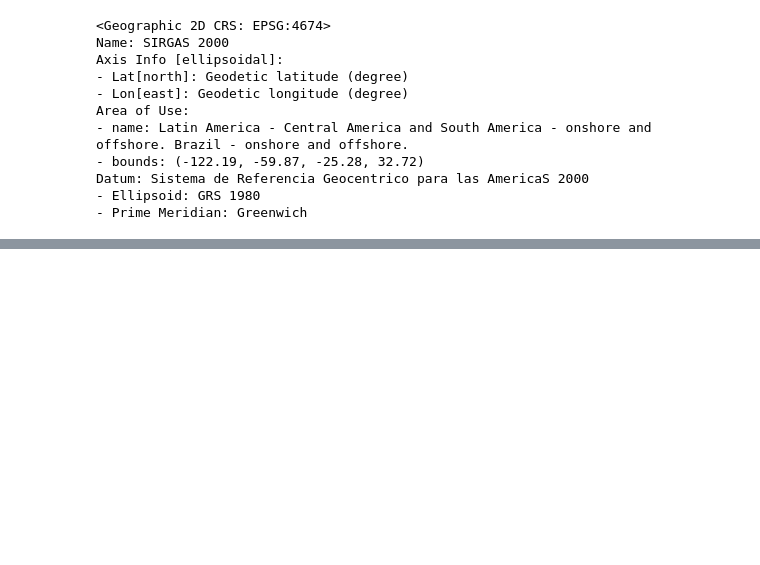
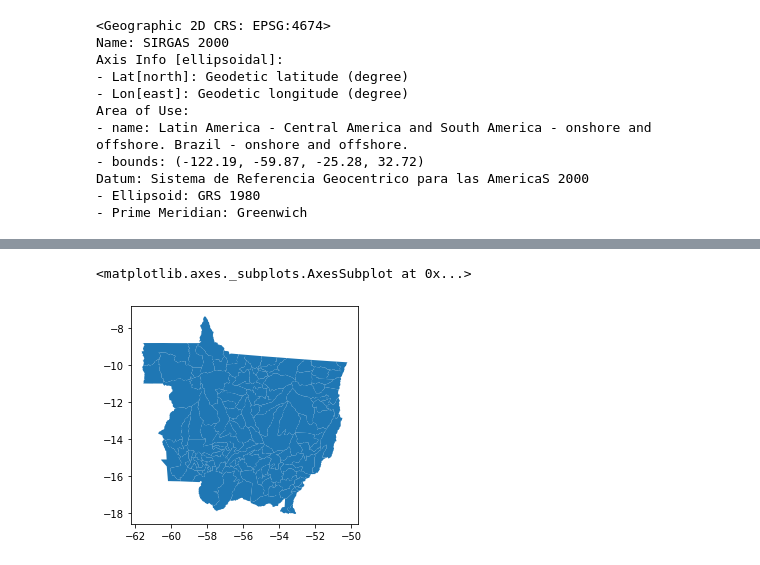
Before and after one commit to AlexsanderPessoa/GeoPandas, a Jupyter notebook: GeoPandas.ipynb, the cells around one changed output, grey strips where cells are left out. Drawn from its saved outputs; the diff is of its cells as text; code cells hidden in the pictures; blank space fills up the shorter version.

```diff
--- a/GeoPandas.ipynb
+++ b/GeoPandas.ipynb
@@ -68,0 +145,9 @@ Datum: Sistema de Referencia Geocentrico para las AmericaS 2000
+# %%
+filtro_MT = data['uf'] == 'MT'
+municipios_MT = data.loc[filtro_MT]
+municipios_MT.to_file('/content/municipios_MT.shp')
+# %%
+municipios_MT.plot()
+# %% [output]
+<matplotlib.axes._subplots.AxesSubplot at 0x...>
+[figure, added]
```
Also changed, not shown: parts of 13 cells of this notebook.
